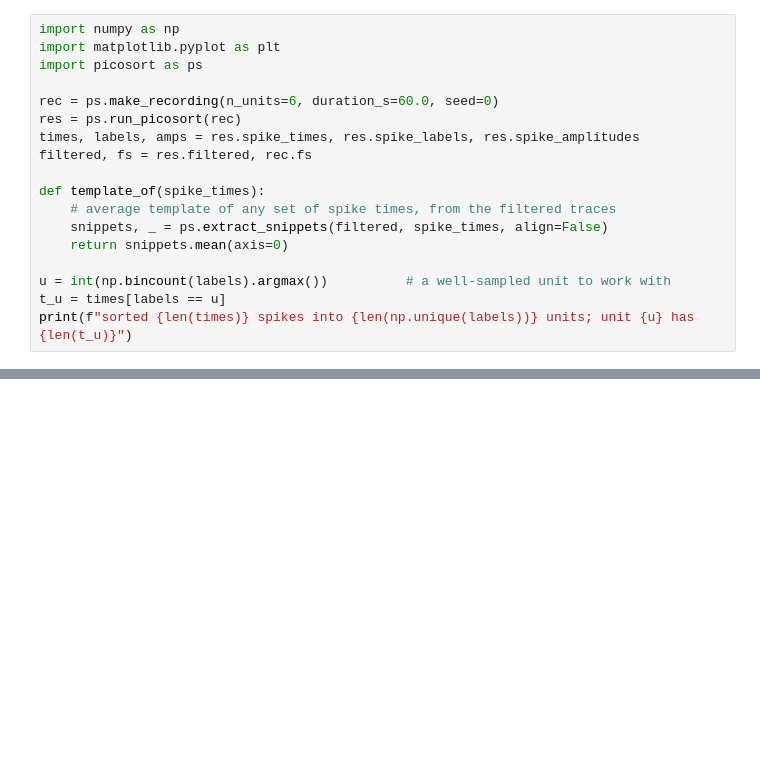
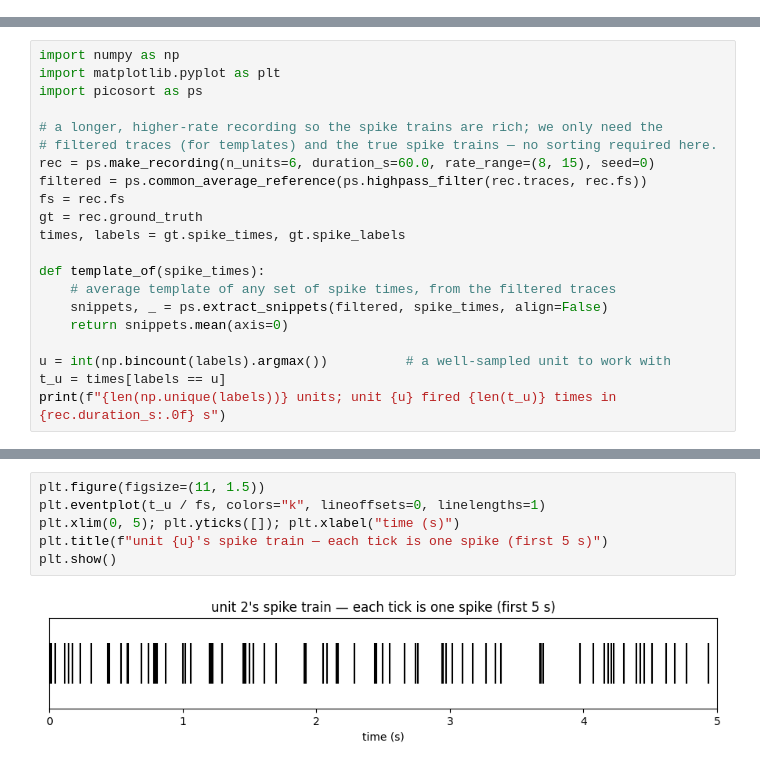
Before and after one commit to stootoon/swc-en-2026, a Jupyter notebook: ephys-pop/notebooks/07_merging_cleanup_solutions.ipynb, the cells around one changed output, grey strips where cells are left out. Cells and saved outputs as stored; diff of their text form; blank space fills up the shorter version.

```diff
--- a/ephys-pop/notebooks/07_merging_cleanup_solutions.ipynb
+++ b/ephys-pop/notebooks/07_merging_cleanup_solutions.ipynb
@@ -17,18 +0,0 @@ We use a longer (60 s) recording so the correlograms are well populated.
-# %%
-import numpy as np
-import matplotlib.pyplot as plt
-import picosort as ps
-
-rec = ps.make_recording(n_units=6, duration_s=60.0, seed=0)
-res = ps.run_picosort(rec)
-times, labels, amps = res.spike_times, res.spike_labels, res.spike_amplitudes
-filtered, fs = res.filtered, rec.fs
-
-def template_of(spike_times):
-    # average template of any set of spike times, from the filtered traces
-    snippets, _ = ps.extract_snippets(filtered, spike_times, align=False)
-    return snippets.mean(axis=0)
-
-u = int(np.bincount(labels).argmax())          # a well-sampled unit to work with
-t_u = times[labels == u]
-print(f"sorted {len(times)} spikes into {len(np.unique(labels))} units; unit {u} has {len(t_u)}")
@@ -245,0 +20,21 @@ merge them, and flag contaminated units.
+# %%
+import numpy as np
+import matplotlib.pyplot as plt
+import picosort as ps
+
+# a longer, higher-rate recording so the spike trains are rich; we only need the
+# filtered traces (for templates) and the true spike trains — no sorting required here.
+rec = ps.make_recording(n_units=6, duration_s=60.0, rate_range=(8, 15), seed=0)
+filtered = ps.common_average_reference(ps.highpass_filter(rec.traces, rec.fs))
+fs = rec.fs
+gt = rec.ground_truth
+times, labels = gt.spike_times, gt.spike_labels
+
+def template_of(spike_times):
+    # average template of any set of spike times, from the filtered traces
+    snippets, _ = ps.extract_snippets(filtered, spike_times, align=False)
+    return snippets.mean(axis=0)
+
+u = int(np.bincount(labels).argmax())          # a well-sampled unit to work with
+t_u = times[labels == u]
+print(f"{len(np.unique(labels))} units; unit {u} fired {len(t_u)} times in {rec.duration_s:.0f} s")
@@ -245,0 +48,8 @@ merge them, and flag contaminated units.
+# %%
+plt.figure(figsize=(11, 1.5))
+plt.eventplot(t_u / fs, colors="k", lineoffsets=0, linelengths=1)
+plt.xlim(0, 5); plt.yticks([]); plt.xlabel("time (s)")
+plt.title(f"unit {u}'s spike train — each tick is one spike (first 5 s)")
+plt.show()
+# %% [output]
+[figure, added]
```
Also changed, not shown: parts of 37 cells of this notebook, 19 other files.
